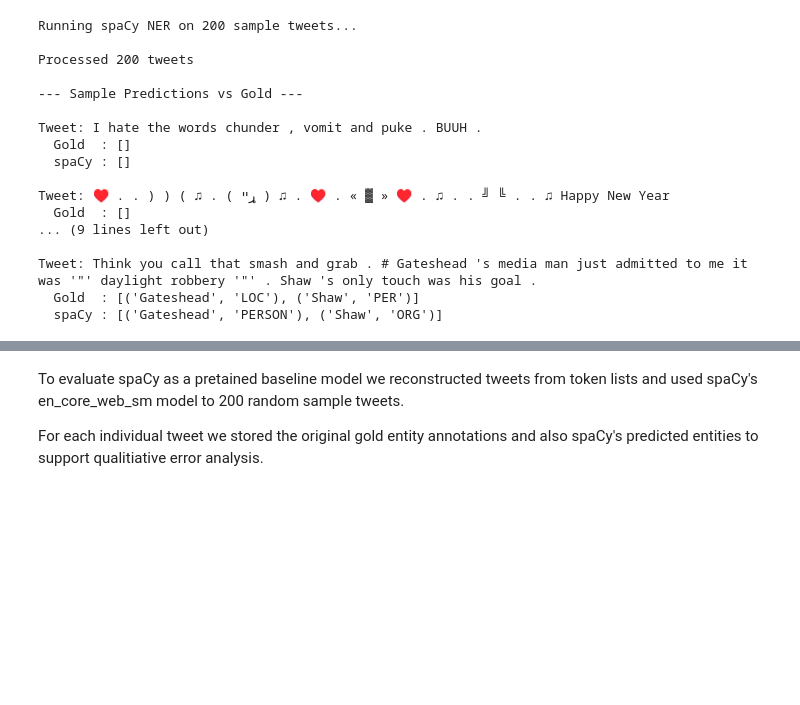
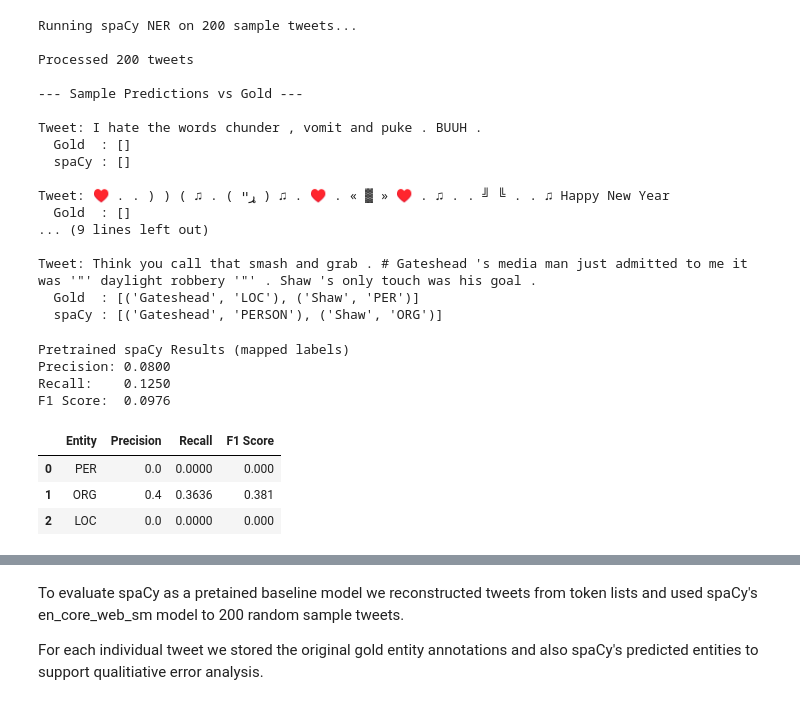
Before and after one commit to marcelalozano27-ship-it/Assignment4_Fong_Marcela, a Jupyter notebook: Assignment_4.ipynb, the cells around one changed output, grey strips where cells are left out. Saved outputs shown, nothing was run; the diff lists cells and outputs as text; code cells hidden in the pictures; blank space fills up the shorter version.

```diff
--- a/Assignment_4.ipynb
+++ b/Assignment_4.ipynb
@@ -225,6 +201,10 @@ its predictions against the gold labels.
 
 spaCy was trained on **web news and Wikipedia** — very different from tweets.
 This will help us identify failure modes and motivate custom annotation.
+# %%
+def reconstruct_text(tokens):
+    """Join tokens with spaces — simple reconstruction for Twitter."""
+    return " ".join(tokens)
 # %%
 # ============================================================
 # RUN spaCy NER ON TWITTER SAMPLES
@@ -313,3 +293,79 @@ Tweet: ♥ . . ) ) ( ♫ . ( ړײ ) ♫ . ♥ . « ▓ » ♥ . ♫ . . ╝ ╚
 Tweet: Think you call that smash and grab . # Gateshead 's media man just admitted to me it was '"' daylight robbery '"' . Shaw 's only touch was his goal .
   Gold  : [('Gateshead', 'LOC'), ('Shaw', 'PER')]
   spaCy : [('Gateshead', 'PERSON'), ('Shaw', 'ORG')]
+# %%
+from spacy.training.example import Example
+from spacy.scorer import Scorer
+
+def normalize_spacy_label(label):
+    if label == "PERSON":
+        return "PER"
+    elif label in ("GPE", "LOC", "FAC"):
+        return "LOC"
+    elif label == "ORG":
+        return "ORG"
+    return None
+
+
+baseline_examples = []
+
+for text, annotations in test_data:
+
+    doc = nlp(text)
+
+    mapped_entities = []
+
+    for ent in doc.ents:
+        mapped_label = normalize_spacy_label(ent.label_)
+        if mapped_label is not None:
+            mapped_entities.append((ent.start_char, ent.end_char, mapped_label))
+
+    pred_doc = Example.from_dict(
+        doc,
+        {"entities": mapped_entities}
+    )
+
+    gold_example = Example.from_dict(
+        doc,
+        annotations
+    )
+
+    baseline_examples.append(gold_example)
+
+
+scorer = Scorer()
+baseline_scores = scorer.score(baseline_examples)
+
+print("Pretrained spaCy Results (mapped labels)")
+print(f"Precision: {baseline_scores['ents_p']:.4f}")
+print(f"Recall:    {baseline_scores['ents_r']:.4f}")
+print(f"F1 Score:  {baseline_scores['ents_f']:.4f}")
+
+import pandas as pd
+
+entity_labels = ["PER", "ORG", "LOC"]
+
+baseline_entity_results = []
+
+for label in entity_labels:
+    vals = baseline_scores["ents_per_type"].get(label, {"p":0,"r":0,"f":0})
+
+    baseline_entity_results.append({
+        "Entity": label,
+        "Precision": round(vals["p"], 4),
+        "Recall": round(vals["r"], 4),
+        "F1 Score": round(vals["f"], 4)
+    })
+
+baseline_entity_df = pd.DataFrame(baseline_entity_results)
+
+baseline_entity_df
+# %% [output]
+Pretrained spaCy Results (mapped labels)
+Precision: 0.0800
+Recall:    0.1250
+F1 Score:  0.0976
+|  | Entity | Precision | Recall | F1 Score |
+| 0 | PER | 0.0 | 0.0000 | 0.000 |
+| 1 | ORG | 0.4 | 0.3636 | 0.381 |
+| 2 | LOC | 0.0 | 0.0000 | 0.000 |
```
Also changed, not shown: parts of 53 cells of this notebook.
